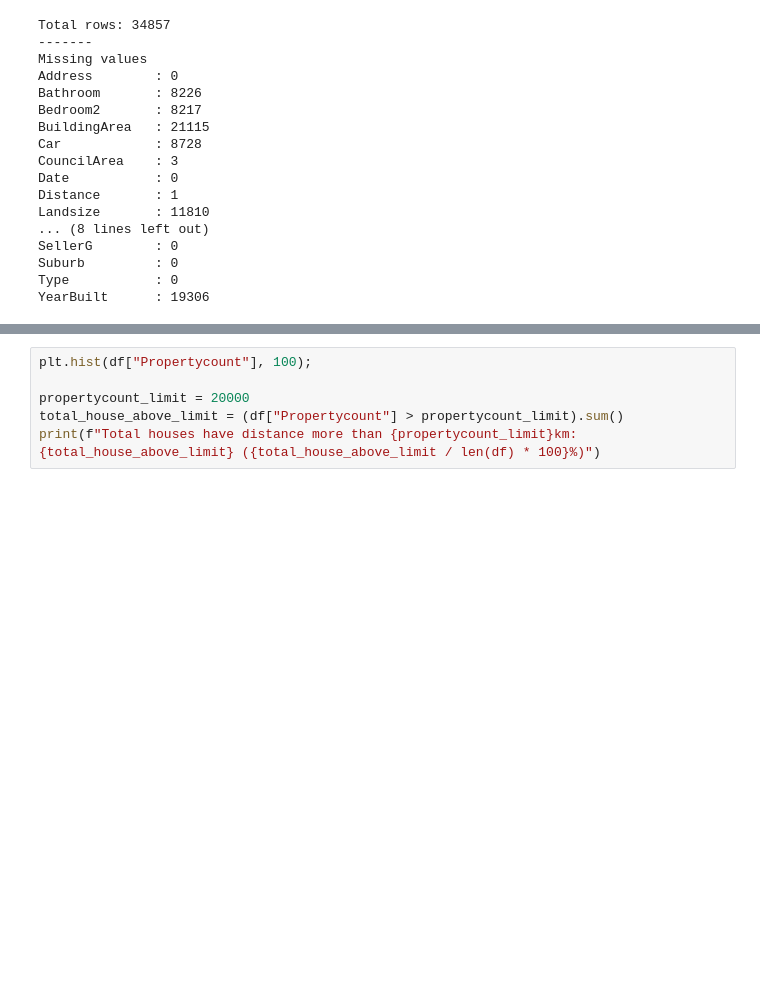
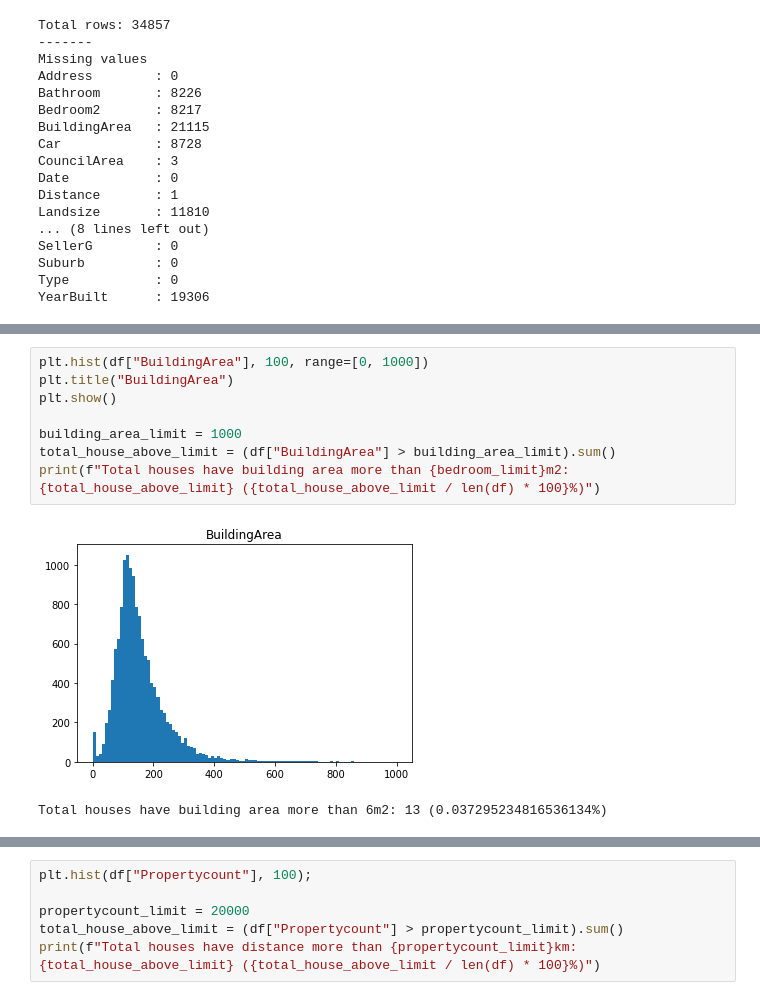
Before and after one commit to tailtq/ml-learning, a Jupyter notebook: ml-08/03_melbourne_housing_market.ipynb, the cells around one changed output, grey strips where cells are left out. Saved outputs shown, nothing was run; the diff lists cells and outputs as text; blank space fills up the shorter version.

```diff
--- a/ml-08/03_melbourne_housing_market.ipynb
+++ b/ml-08/03_melbourne_housing_market.ipynb
@@ -144 +149,12 @@ Total houses have more than 5 bedrooms: 224 (0.6426255845310842%)
+# %%
+plt.hist(df["BuildingArea"], 100, range=[0, 1000])
+plt.title("BuildingArea")
+plt.show()
+
+building_area_limit = 1000
+total_house_above_limit = (df["BuildingArea"] > building_area_limit).sum()
+print(f"Total houses have building area more than {bedroom_limit}m2: {total_house_above_limit} ({total_house_above_limit / len(df) * 100}%)")
+# %% [output]
+[figure, added]
+Total houses have building area more than 6m2: 13 (0.037295234816536134%)
 # %%
```
Also changed, not shown: parts of 50 cells of this notebook.
